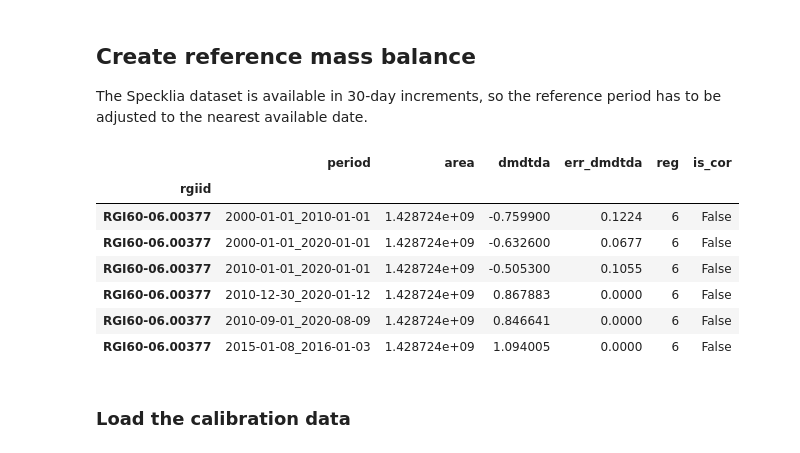
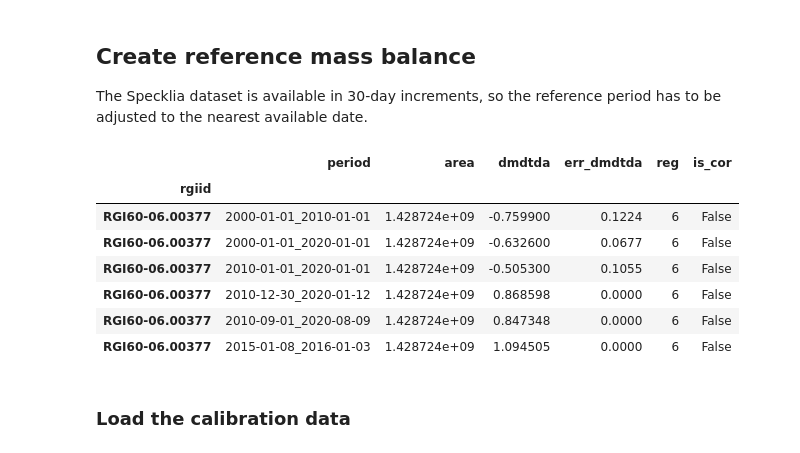
Before and after one commit to gampnico/oggm-scripts, a Jupyter notebook: notebooks/lps_demo.ipynb, the cells around one changed output. Drawn from its saved outputs; the diff is of its cells as text; code cells hidden in the pictures.

```diff
--- a/notebooks/lps_demo.ipynb
+++ b/notebooks/lps_demo.ipynb
@@ -212,15 +128,15 @@ def get_geodetic_mb_for_calibration(gdir, ds):
 # %%
-geomb = get_geodetic_mb_for_calibration(gdir=gdir, ds=ds)
+geomb = datacube_calib.get_geodetic_mb_for_calibration(gdir=gdir, ds=ds)
 geomb.loc[gdir.rgi_id]
 # %% [output]
 |  | period | area | dmdtda | err_dmdtda | reg | is_cor |
 | rgiid |  |  |  |  |  |  |
 | RGI60-06.00377 | 2000-01-01_2010-01-01 | 1.428724e+09 | -0.759900 | 0.1224 | 6 | False |
 | RGI60-06.00377 | 2000-01-01_2020-01-01 | 1.428724e+09 | -0.632600 | 0.0677 | 6 | False |
 | RGI60-06.00377 | 2010-01-01_2020-01-01 | 1.428724e+09 | -0.505300 | 0.1055 | 6 | False |
-| RGI60-06.00377 | 2010-12-30_2020-01-12 | 1.428724e+09 | 0.867883 | 0.0000 | 6 | False |
-| RGI60-06.00377 | 2010-09-01_2020-08-09 | 1.428724e+09 | 0.846641 | 0.0000 | 6 | False |
-| RGI60-06.00377 | 2015-01-08_2016-01-03 | 1.428724e+09 | 1.094005 | 0.0000 | 6 | False |
+| RGI60-06.00377 | 2010-12-30_2020-01-12 | 1.428724e+09 | 0.868598 | 0.0000 | 6 | False |
+| RGI60-06.00377 | 2010-09-01_2020-08-09 | 1.428724e+09 | 0.847348 | 0.0000 | 6 | False |
+| RGI60-06.00377 | 2015-01-08_2016-01-03 | 1.428724e+09 | 1.094505 | 0.0000 | 6 | False |
 # %% [markdown]
 ### Load the calibration data
 # %%
```
Also changed, not shown: parts of 11 cells of this notebook, 2 other files.
